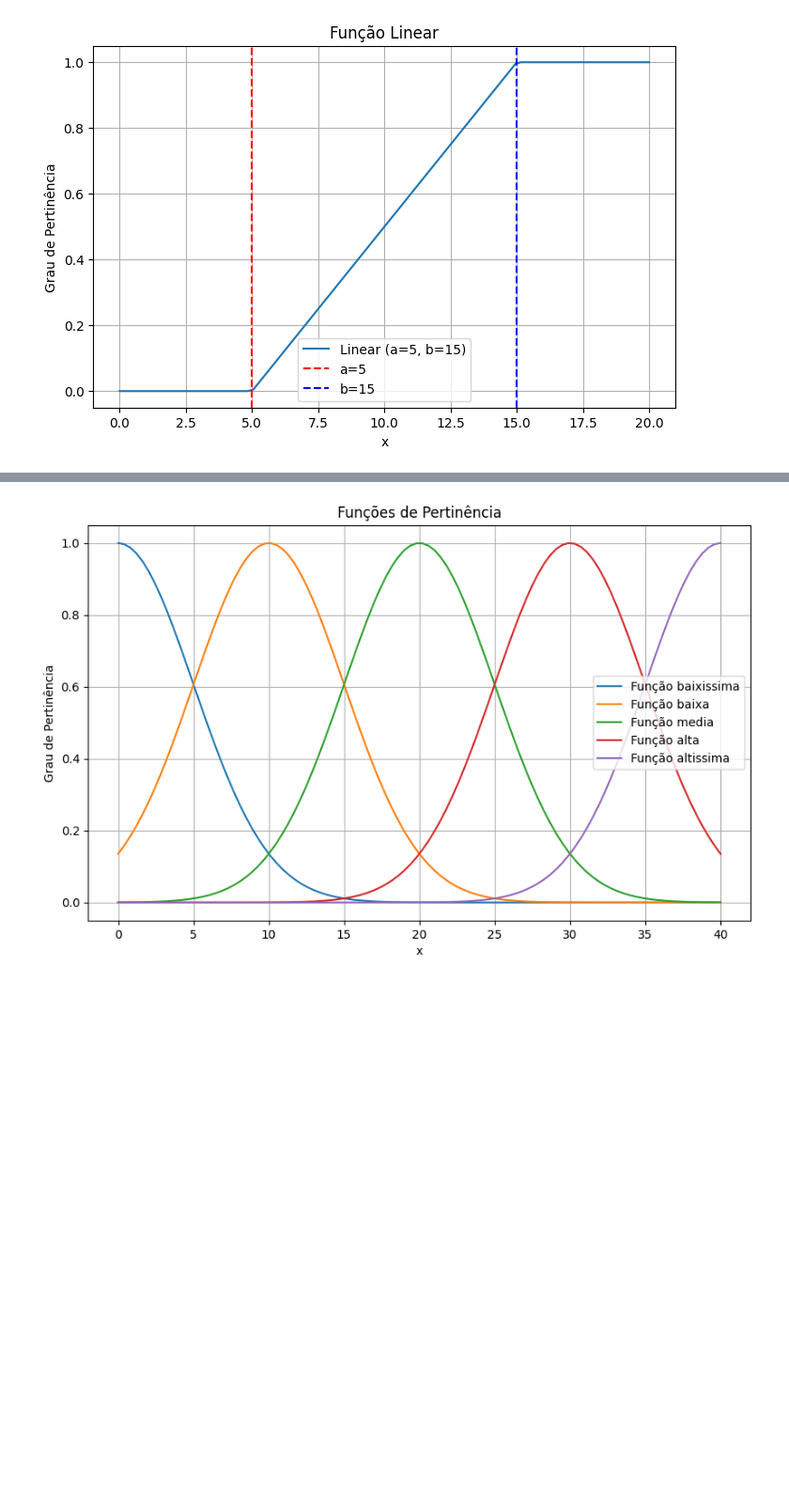
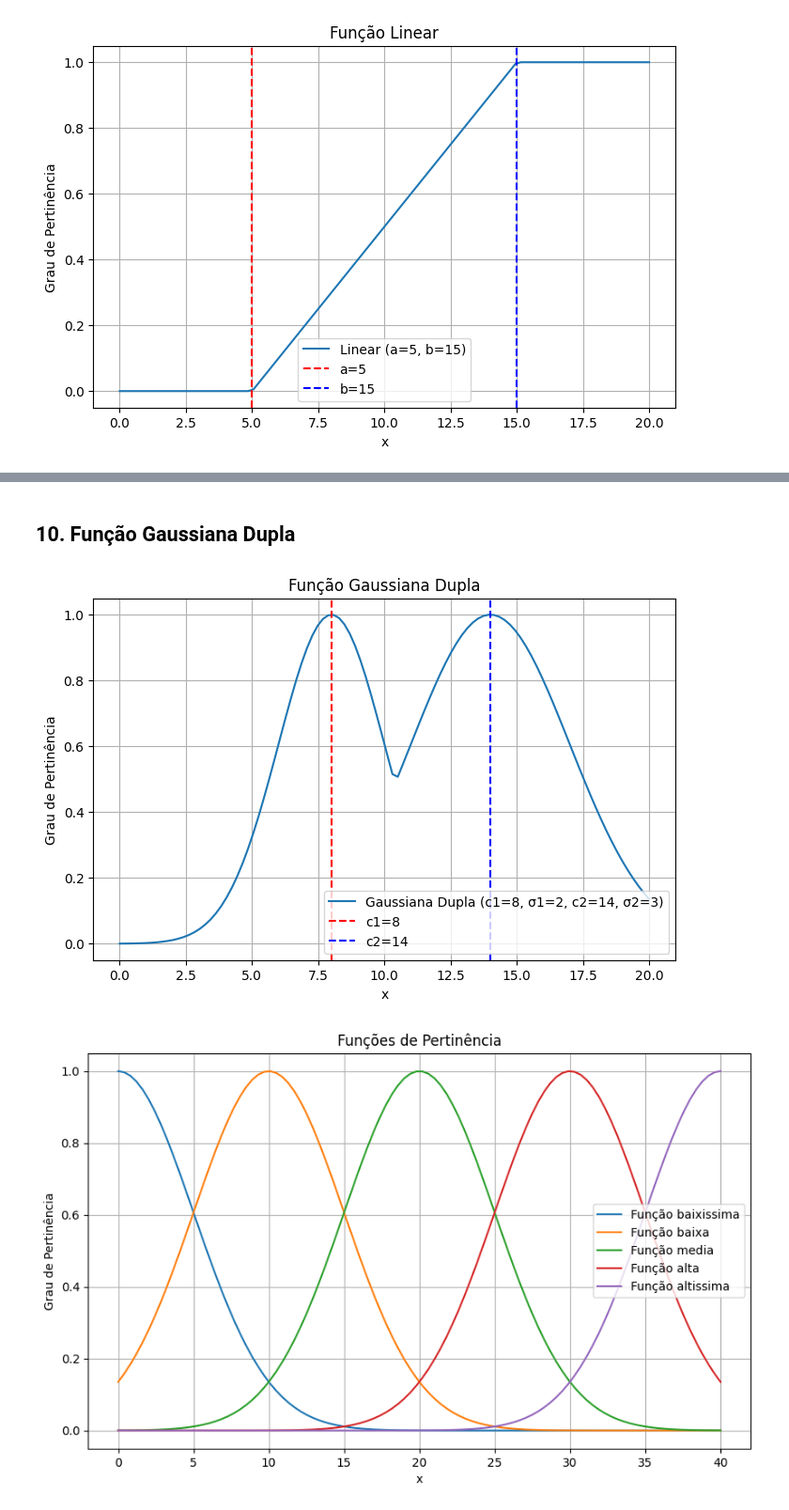
Before and after one commit to LeonardoVieiraGuimaraes/InteligenciaComputacional, a Jupyter notebook: pertinecia/pertinencia.ipynb, the cells around one changed output, grey strips where cells are left out. Shown at 94% size. Cells and saved outputs as stored; diff of their text form; code cells hidden in the pictures; blank space fills up the shorter version.

```diff
--- a/pertinecia/pertinencia.ipynb
+++ b/pertinecia/pertinencia.ipynb
@@ -334,3 +365,43 @@ plt.show()
+# %% [markdown]
+## 10. Função Gaussiana Dupla
+# %%
+def double_gaussian(x, c1, sigma1, c2, sigma2):
+    """
+    Função de pertinência Gaussiana Dupla.
+    :param x: Valor de entrada.
+    :param c1: Centro da primeira gaussiana.
+    :param sigma1: Largura da primeira gaussiana.
+    :param c2: Centro da segunda gaussiana.
+    :param sigma2: Largura da segunda gaussiana.
+    :return: Grau de pertinência combinado.
+    """
+    return np.maximum(
+        np.exp(-0.5 * ((x - c1) / sigma1) ** 2),
+        np.exp(-0.5 * ((x - c2) / sigma2) ** 2)
+    )
+# %%
+# Exemplo de plotagem para a função Gaussiana Dupla
+c1, sigma1 = 8, 2  # Parâmetros da primeira gaussiana
+c2, sigma2 = 14, 3  # Parâmetros da segunda gaussiana
+x = np.linspace(0, 20, 100)  # Valores de x no intervalo [0, 20]
+
+# Calcula os graus de pertinência
+y = [double_gaussian(val, c1, sigma1, c2, sigma2) for val in x]
+
+# Plotando a função Gaussiana Dupla
+plt.figure(figsize=(8, 5))
+plt.plot(x, y, label=f"Gaussiana Dupla (c1={c1}, σ1={sigma1}, c2={c2}, σ2={sigma2})")
+plt.title("Função Gaussiana Dupla")
+plt.xlabel("x")
+plt.ylabel("Grau de Pertinência")
+plt.axvline(c1, color='red', linestyle='--', label=f"c1={c1}")
+plt.axvline(c2, color='blue', linestyle='--', label=f"c2={c2}")
+plt.legend()
+plt.grid()
+plt.savefig(f'{output_dir}/double_gaussian.png')
+plt.show()
+# %% [output]
+[figure, added]
 # %%
 def calculate_membership(dominio, types, params):
     """
```
Also changed, not shown: parts of 17 cells of this notebook, 3 other files.
